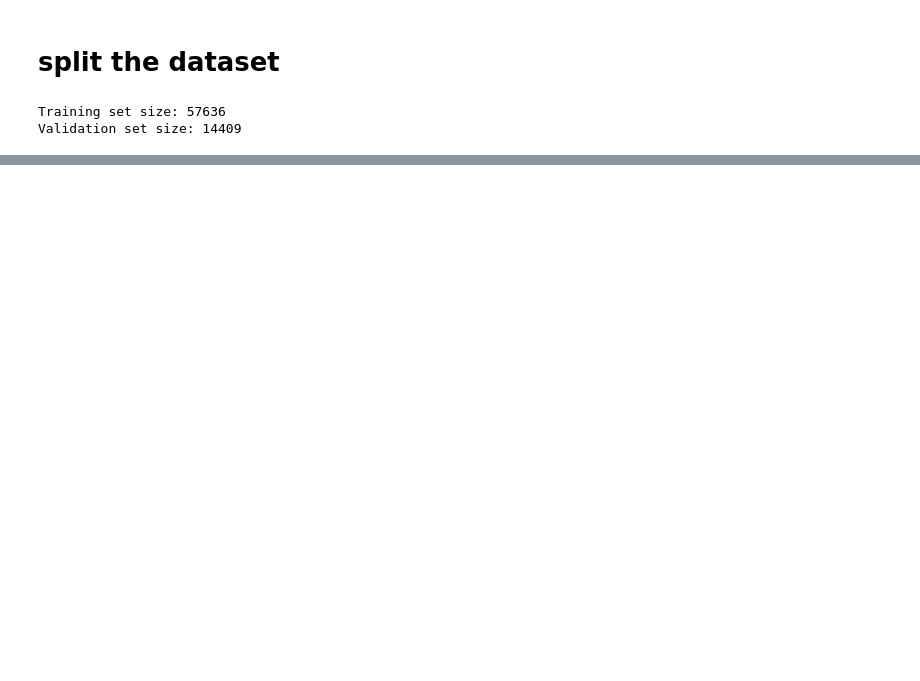
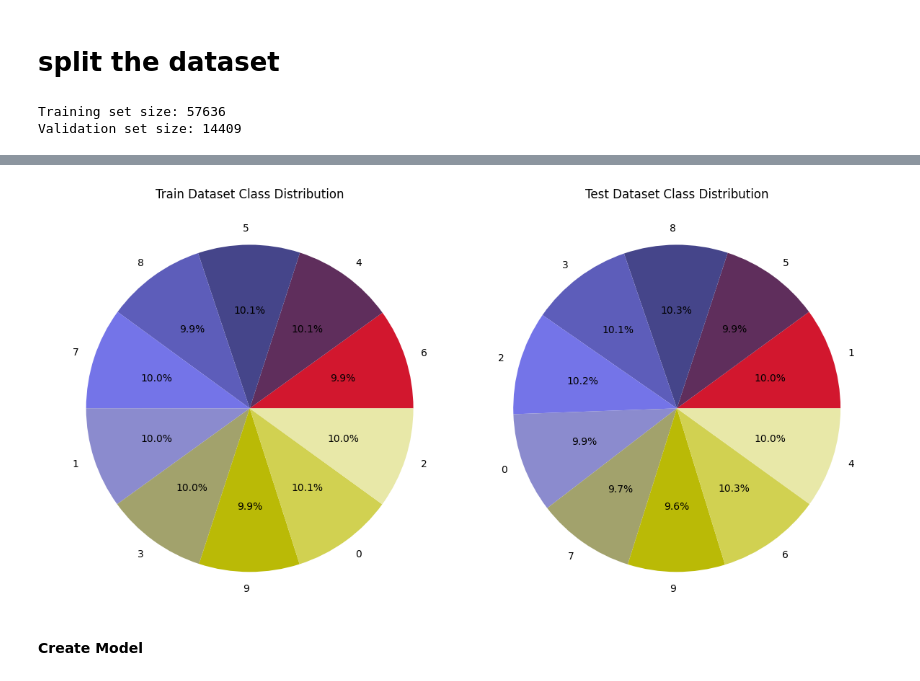
Before and after one commit to maruf-102/Bangla_digit_classification, a Jupyter notebook: bangla_digit-classifier.ipynb, the cells around one changed output, grey strips where cells are left out. Saved outputs shown, nothing was run; the diff lists cells and outputs as text; code cells hidden in the pictures; blank space fills up the shorter version.

Commit message:
Kaggle Notebook | BanglaDigit_Classifier | Version 2

```diff
--- a/bangla_digit-classifier.ipynb
+++ b/bangla_digit-classifier.ipynb
@@ -295,0 +359,30 @@ Validation set size: 14409
+# %%
+train_labels = get_labels(train_loader)
+test_labels = get_labels(valid_loader)
+
+train_class_counts = Counter(train_labels)
+test_class_counts = Counter(test_labels)
+
+train_df = pd.DataFrame(train_class_counts.items(), columns=['Class', 'Count'])
+test_df = pd.DataFrame(test_class_counts.items(), columns=['Class', 'Count'])
+
+train_df['Dataset'] = 'Train'
+test_df['Dataset'] = 'Test'
+
+combined_df = pd.concat([train_df, test_df])
+
+# Plotting Pie Charts
+fig, axes = plt.subplots(1, 2, figsize=(12, 6))
+colors = sns.color_palette("gist_stern", len(digit_counts))
+axes[0].pie(train_df['Count'], labels=train_df['Class'], autopct='%1.1f%%', colors=colors)
+axes[0].set_title('Train Dataset Class Distribution')
+
+axes[1].pie(test_df['Count'], labels=test_df['Class'], autopct='%1.1f%%', colors=colors)
+axes[1].set_title('Test Dataset Class Distribution')
+
+plt.tight_layout()
+plt.show()
+# %% [output]
+[figure, added]
+# %% [markdown]
+**Create Model**
```
Also changed, not shown: parts of 16 cells of this notebook.
